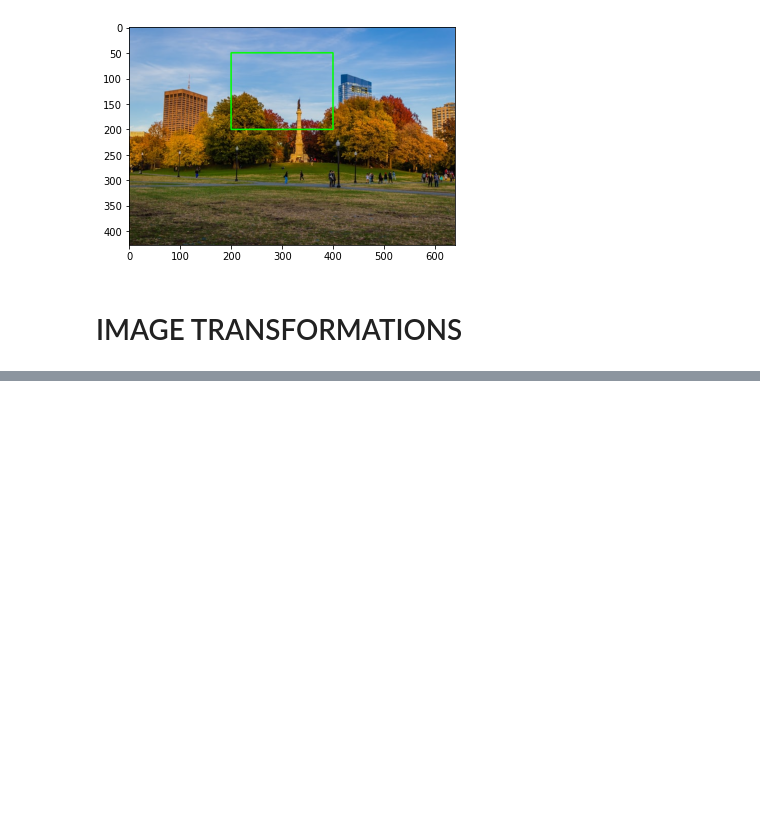
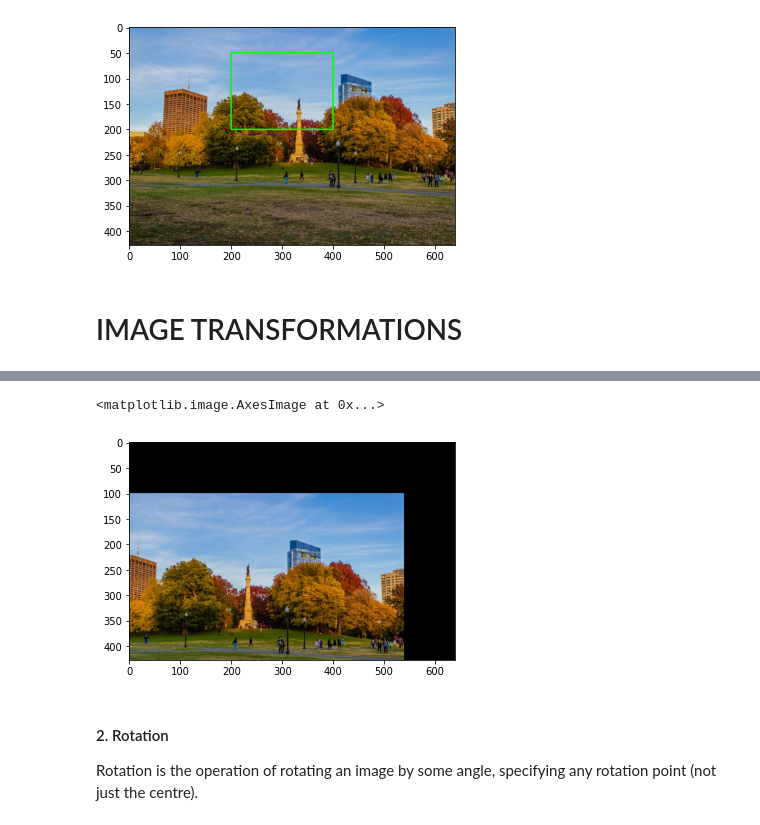
Before and after one commit to davidemariani/opencv-course, a Jupyter notebook: notes_section_1.ipynb, the cells around one changed output, grey strips where cells are left out. Drawn from its saved outputs; the diff is of its cells as text; code cells hidden in the pictures; blank space fills up the shorter version.

```diff
--- a/notes_section_1.ipynb
+++ b/notes_section_1.ipynb
@@ -411,0 +454,10 @@ plt.imshow(img2)
+# %%
+translated = translate(img, -100, 100)
+plt.imshow(translated)
+# %% [output]
+<matplotlib.image.AxesImage at 0x...>
+[figure, added]
+# %% [markdown]
+<a id='rotation'></a>
+#### 2. Rotation
+Rotation is the operation of rotating an image by some angle, specifying any rotation point (not just the centre).
```
Also changed, not shown: parts of 12 cells of this notebook.
